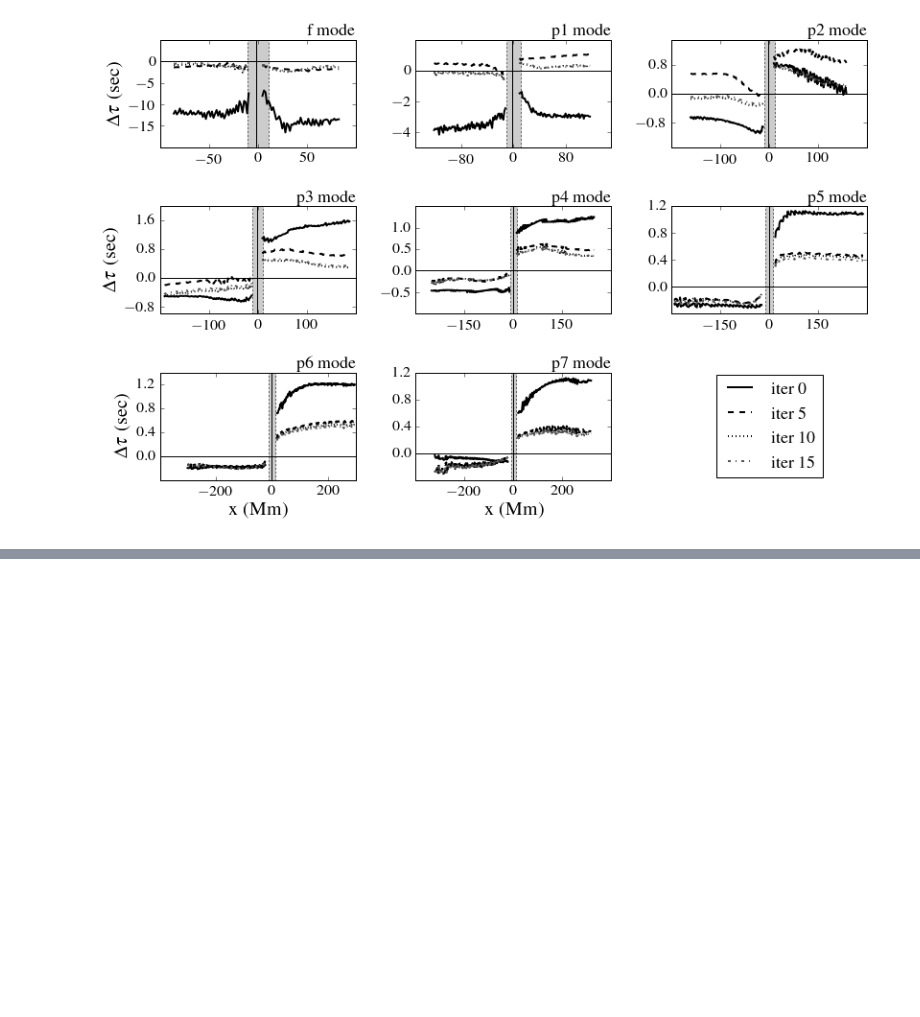
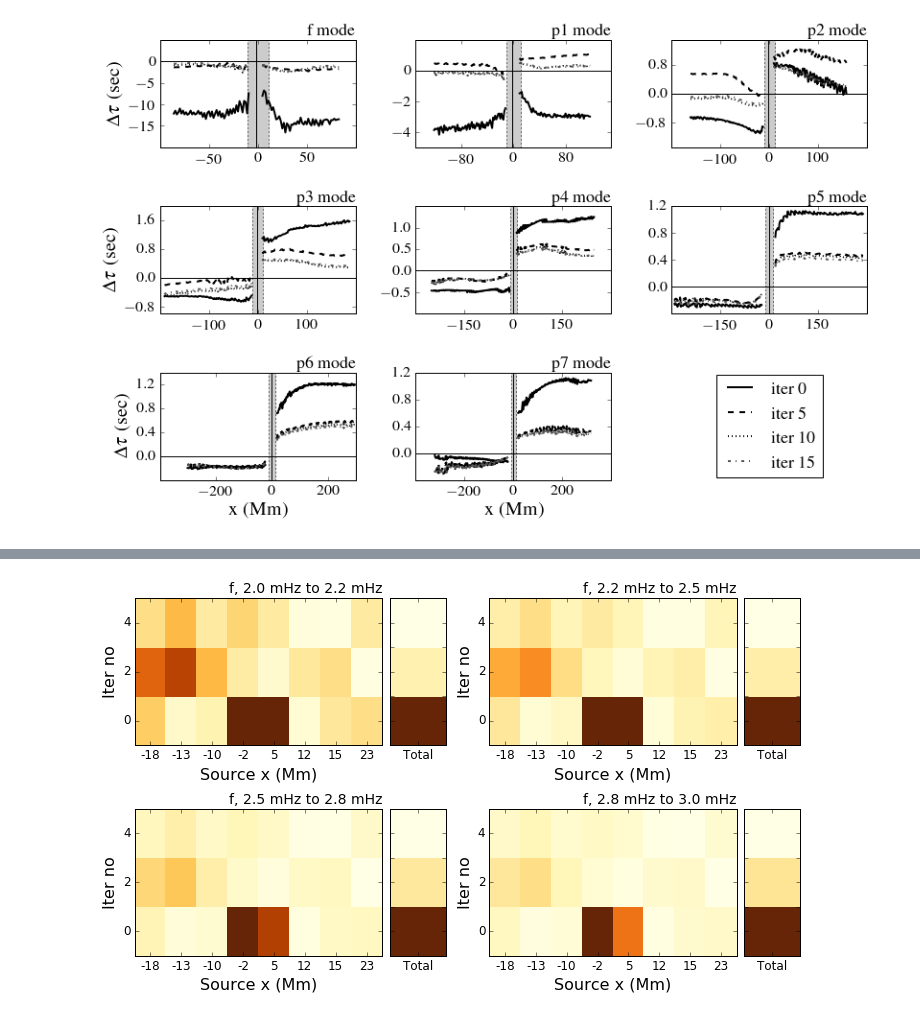
Before and after one commit to jishnub/sparc_flows, a Jupyter notebook: misfit.ipynb, the cells around one changed output, grey strips where cells are left out. Drawn from its saved outputs; the diff is of its cells as text; code cells hidden in the pictures; blank space fills up the shorter version.

```diff
--- a/misfit.ipynb
+++ b/misfit.ipynb
@@ -971,0 +1047,63 @@ plt.savefig("plots/tt_misfit_receiver.eps")
+# %%
+datadir=read_params.get_directory()
+
+nx=read_params.get_nx()
+Lx=read_params.get_xlength()
+x=np.linspace(-Lx/2,Lx/2,nx,endpoint=False)
+nz = read_params.get_nz()
+
+srclocs = np.loadtxt(os.path.join(datadir,"master.pixels"),ndmin=1)
+nsrc = len(srclocs)
+
+modes={'0':'f'}
+for i in xrange(1,8): modes[str(i)]='p'+str(i)+'mode'
+mode_used = modes[read_params.get_modes_used()[0]]
+mode_freq_ranges = {"f":(2,3),
+"p1":(2.7,4.2),"p2":(3.1,5.2),"p3":(3.4,5.8),"p4":(3,6),"p5":(3.5,6),"p6":(3.5,6),"p7":(3.5,6)}
+full_freq_range = mode_freq_ranges[mode_used]
+
+iters_done = len(os.listdir(os.path.join(datadir,"tt")))
+num_freq_ranges = 4
+
+num_iters_plot = 3
+tt_misfits = np.zeros((3,nsrc))
+
+gs_master = gridspec.GridSpec(2,2)
+
+iters_to_plot = np.linspace(0,iters_done,num_iters_plot,endpoint=False).astype(int)
+
+f=plt.figure()
+for freq_ind in xrange(num_freq_ranges):
+    freq_low = full_freq_range[0]+(full_freq_range[1]-full_freq_range[0])/num_freq_ranges*freq_ind
+    freq_high = full_freq_range[0]+(full_freq_range[1]-full_freq_range[0])/num_freq_ranges*(freq_ind+1)
+    for src in xrange(nsrc):
+        for iter_index,iter_no in enumerate(iters_to_plot):
+            td=np.loadtxt(os.path.join(datadir,"tt","iter"+str(iter_no).zfill(2),
+                                       "ttdiff_src"+str(src+1).zfill(2)+"."+
+                                    mode_used+"mode."+str(freq_ind)))
+            tt_misfits[iter_index,src] = sum((td[:,1]/60)**2/2)
+
+    sub_gs = gridspec.GridSpecFromSubplotSpec(1, 5, subplot_spec=gs_master[freq_ind])
+    ax1 = plt.Subplot(f, sub_gs[0, :-1])
+    f.add_subplot(ax1)
+    ax1.pcolormesh(tt_misfits,cmap="YlOrBr")
+    ax1.set_xticks([0.5+i for i in xrange(nsrc)])
+    ax1.set_xticklabels(["{:.0f}".format(srclocs[i]) for i in xrange(nsrc)],fontdict={"size":12})
+    ax1.set_yticks([0.5+i for i in xrange(num_iters_plot)])
+    ax1.set_yticklabels([str(i) for i in iters_to_plot],fontdict={"size":12})
+    ax1.set_title("{}, {:.1f} mHz to {:.1f} mHz".format(mode_used,freq_low,freq_high),fontsize=14,loc='right')
+    ax1.set_xlabel("Source x (Mm)",fontsize=16)
+    ax1.set_ylabel("Iter no",fontsize=16)
+
+    ax2 = plt.Subplot(f, sub_gs[0,-1])
+    f.add_subplot(ax2)
+    tt_diff_total = np.sum(tt_misfits,axis=1)[:,None]
+    ax2.pcolormesh(tt_diff_total,cmap="YlOrBr")
+    for tl in ax2.get_yticklabels(): tl.set_visible(False)
+    ax2.set_xticks([0.5])
+    ax2.set_xticklabels(["Total"],fontdict={"size":12})
+
+plt.gcf().set_size_inches(10,6)
+plt.tight_layout()
+# %% [output]
+[figure, added]
```
Also changed, not shown: parts of 2 cells of this notebook.
